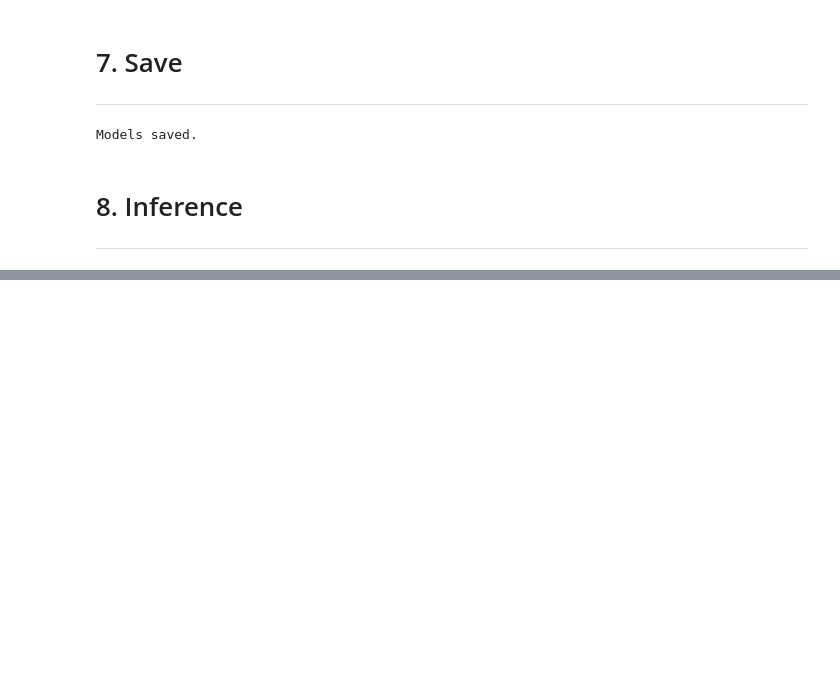
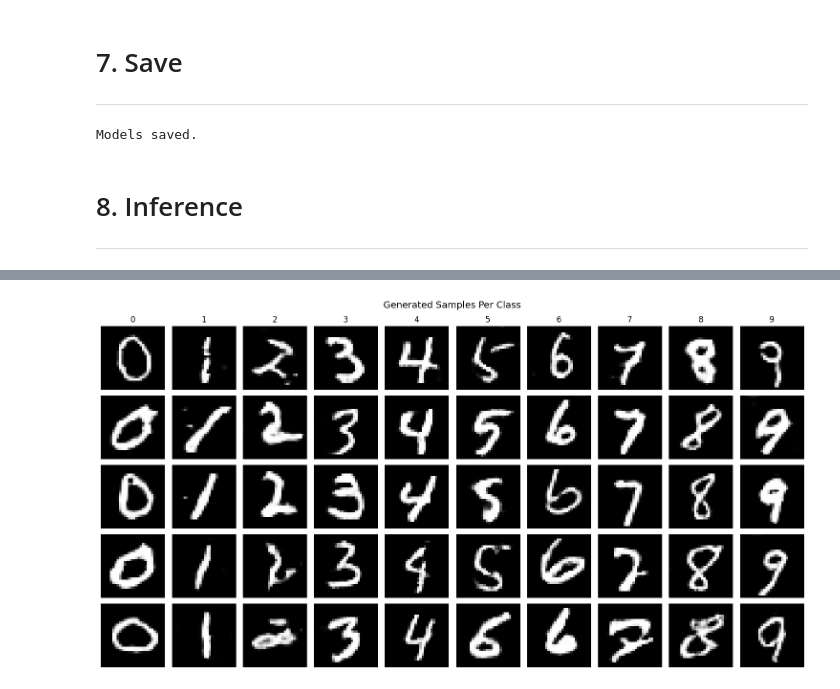
Before and after one commit to logus2k/taap_p1, a Jupyter notebook: drafts/draft_01/draft_01.ipynb, the cells around one changed output, grey strips where cells are left out. Drawn from its saved outputs; the diff is of its cells as text; code cells hidden in the pictures; blank space fills up the shorter version.

```diff
--- a/drafts/draft_01/draft_01.ipynb
+++ b/drafts/draft_01/draft_01.ipynb
@@ -399,0 +505,28 @@ plt.show()
+# %%
+def plot_per_class(g_model, rows_per_class=5):
+    """Generates a grid with one column per digit class (0-9)."""
+    fig, axes = plt.subplots(rows_per_class, 10, figsize=(15, 8))
+
+    for digit in range(10):
+        noise = torch.randn(rows_per_class, LATENT_DIM, device=device)
+        labels = torch.full((rows_per_class, 1), digit, device=device)
+
+        with torch.no_grad():
+            images = g_model(noise, labels)
+
+        for row in range(rows_per_class):
+            img = images[row].cpu().numpy().reshape(28, 28)
+            axes[row, digit].imshow(img, cmap='gray')
+            axes[row, digit].axis('off')
+
+            # Column headers on the first row only
+            if row == 0:
+                axes[row, digit].set_title(str(digit))
+
+    fig.suptitle("Generated Samples Per Class", fontsize=14)
+    fig.tight_layout()
+    plt.show()
+
+plot_per_class(g_model)
+# %% [output]
+[figure, added]
```
Also changed, not shown: parts of 12 cells of this notebook, 2 other files.
